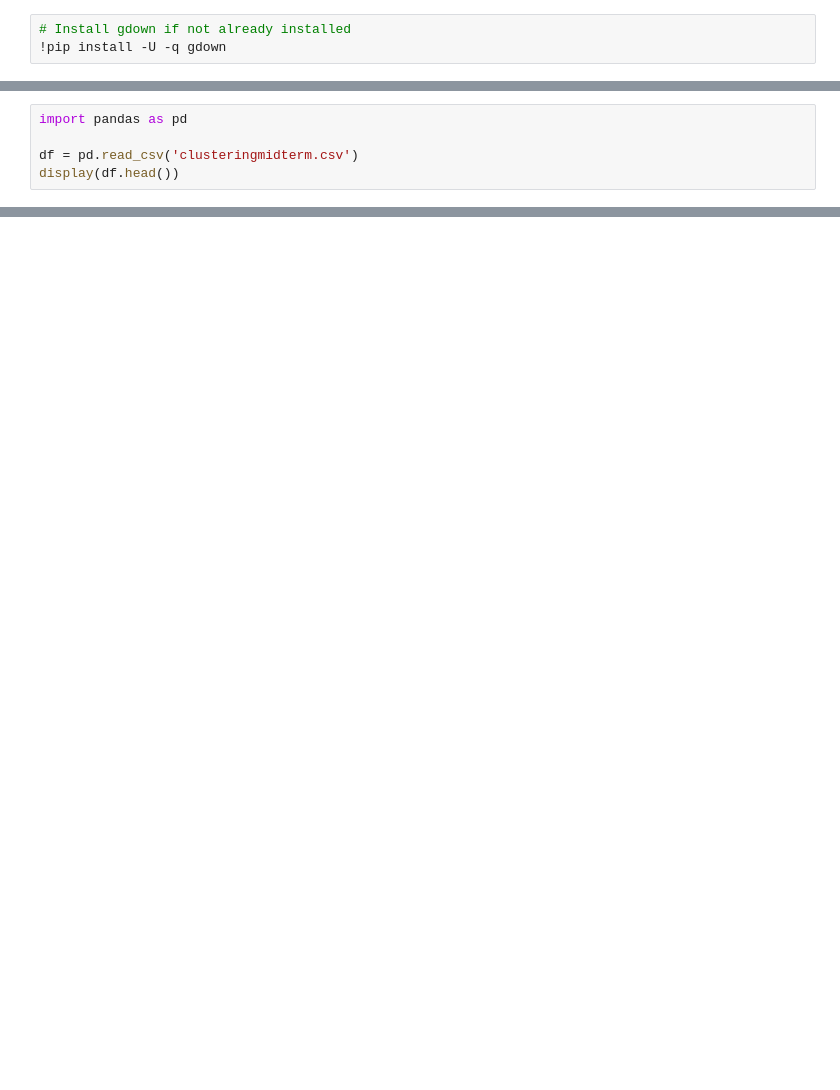
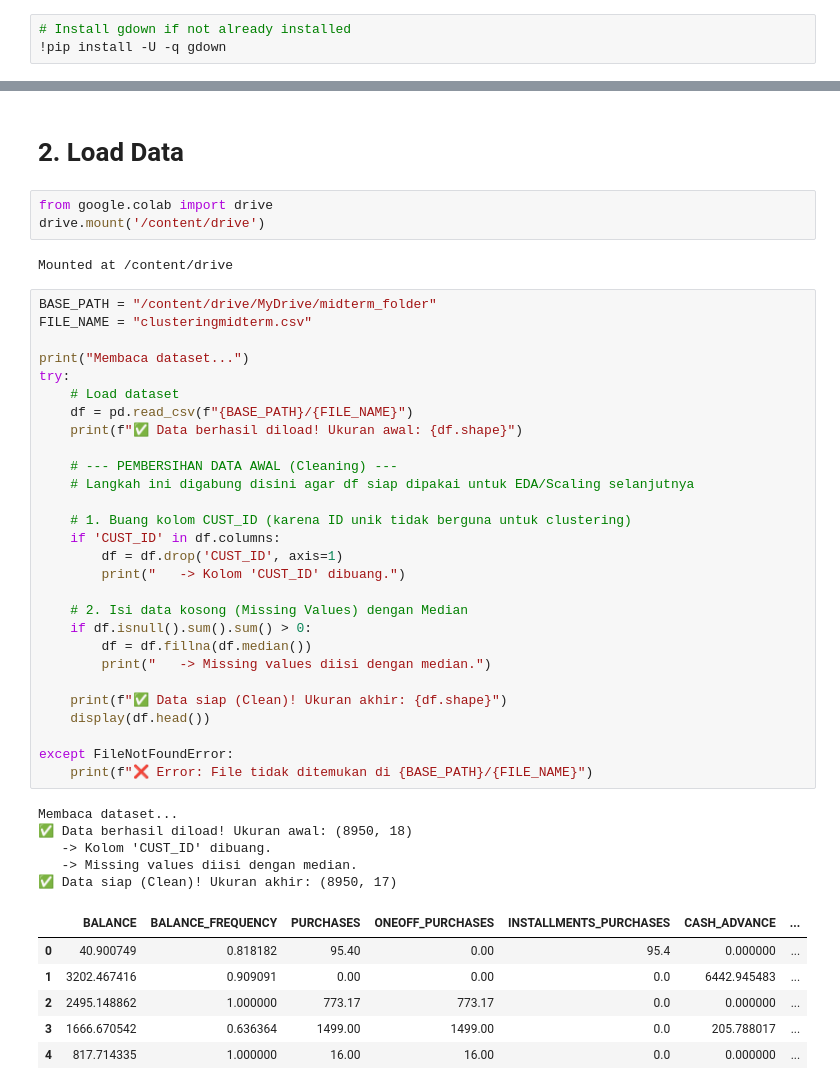
Before and after one commit to fattahar/ML-Sem-7-2025, a Jupyter notebook: clustering_midterm.ipynb, the cells around one changed output, grey strips where cells are left out. Saved outputs shown, nothing was run; the diff lists cells and outputs as text; blank space fills up the shorter version.

Commit message:
Soal Clustering

```diff
--- a/clustering_midterm.ipynb
+++ b/clustering_midterm.ipynb
@@ -30,6 +36 @@ Download completed
 Download complete. You can list the files in the current directory to see the downloaded content.
-# %%
-import pandas as pd
-
-df = pd.read_csv('clusteringmidterm.csv')
-display(df.head())
@@ -42,0 +53,47 @@ display(df.head())
+# %% [markdown]
+# 2. Load Data
+# %%
+from google.colab import drive
+drive.mount('/content/drive')
+# %% [output]
+Mounted at /content/drive
+# %%
+BASE_PATH = "/content/drive/MyDrive/midterm_folder"
+FILE_NAME = "clusteringmidterm.csv"
+
+print("Membaca dataset...")
+try:
+    # Load dataset
+    df = pd.read_csv(f"{BASE_PATH}/{FILE_NAME}")
+    print(f"✅ Data berhasil diload! Ukuran awal: {df.shape}")
+
+    # --- PEMBERSIHAN DATA AWAL (Cleaning) ---
+    # Langkah ini digabung disini agar df siap dipakai untuk EDA/Scaling selanjutnya
+
+    # 1. Buang kolom CUST_ID (karena ID unik tidak berguna untuk clustering)
+    if 'CUST_ID' in df.columns:
+        df = df.drop('CUST_ID', axis=1)
+        print("   -> Kolom 'CUST_ID' dibuang.")
+
+    # 2. Isi data kosong (Missing Values) dengan Median
+    if df.isnull().sum().sum() > 0:
+        df = df.fillna(df.median())
+        print("   -> Missing values diisi dengan median.")
+
+    print(f"✅ Data siap (Clean)! Ukuran akhir: {df.shape}")
+    display(df.head())
+
+except FileNotFoundError:
+    print(f"❌ Error: File tidak ditemukan di {BASE_PATH}/{FILE_NAME}")
+# %% [output]
+Membaca dataset...
+✅ Data berhasil diload! Ukuran awal: (8950, 18)
+   -> Kolom 'CUST_ID' dibuang.
+   -> Missing values diisi dengan median.
+✅ Data siap (Clean)! Ukuran akhir: (8950, 17)
+|  | BALANCE | BALANCE_FREQUENCY | PURCHASES | ONEOFF_PURCHASES | INSTALLMENTS_PURCHASES | CASH_ADVANCE | ... |
+| 0 | 40.900749 | 0.818182 | 95.40 | 0.00 | 95.4 | 0.000000 | ... |
+| 1 | 3202.467416 | 0.909091 | 0.00 | 0.00 | 0.0 | 6442.945483 | ... |
+| 2 | 2495.148862 | 1.000000 | 773.17 | 773.17 | 0.0 | 0.000000 | ... |
+| 3 | 1666.670542 | 0.636364 | 1499.00 | 1499.00 | 0.0 | 205.788017 | ... |
+| 4 | 817.714335 | 1.000000 | 16.00 | 16.00 | 0.0 | 0.000000 | ... |
```
Also changed, not shown: parts of 14 cells of this notebook.
